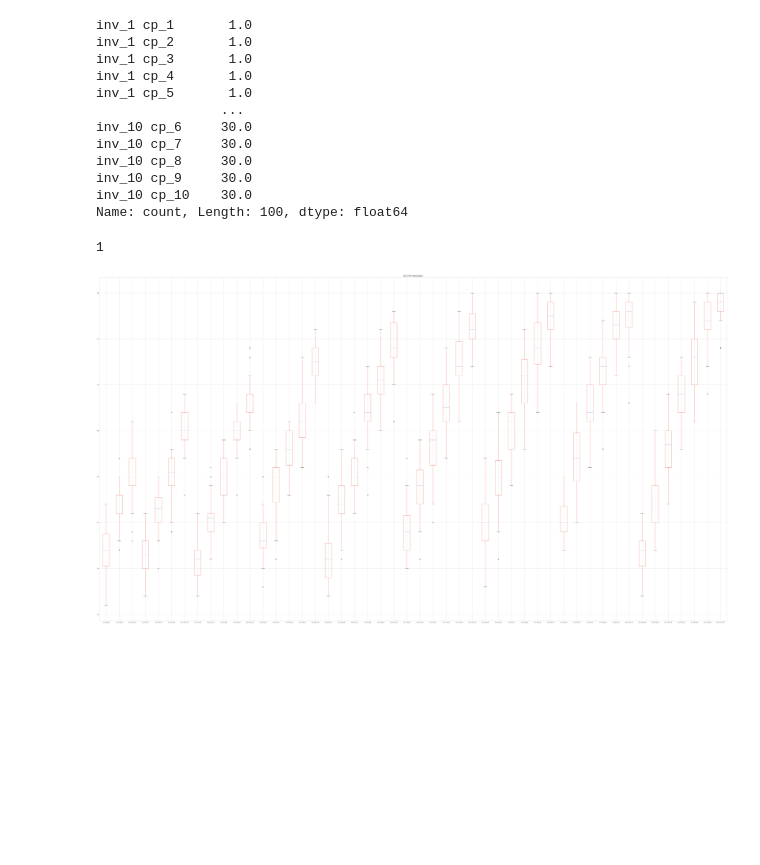
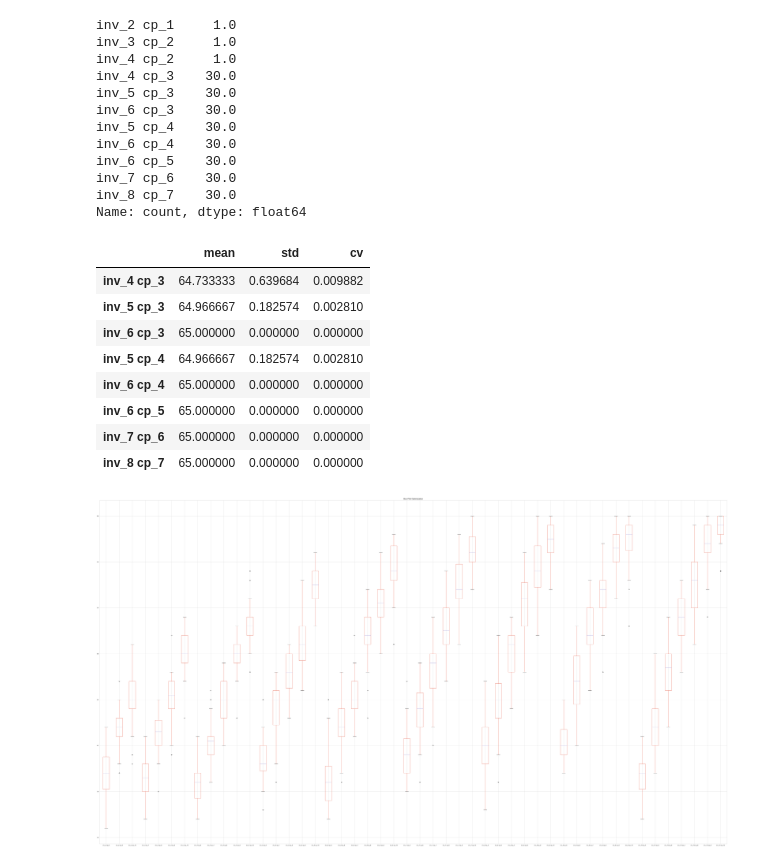
Before and after one commit to lakubis/LionIsACat, a Jupyter notebook: Felix_Learn/visualize_less.ipynb, the cells around one changed output. Cells and saved outputs as stored; diff of their text form; code cells hidden in the pictures; blank space fills up the shorter version.

```diff
--- a/Felix_Learn/visualize_less.ipynb
+++ b/Felix_Learn/visualize_less.ipynb
@@ -8,32 +8,42 @@ import matplotlib
 matplotlib.style.use('ggplot')
 sns.set_style("whitegrid")
 # %%
-df=pd.read_csv('Simulasi Less Station.csv')
+df=pd.read_csv('28 Aug Result - More.csv')
 df.drop(df.columns[0], axis = 1, inplace=True)
 df.describe().iloc[0]
 # %% [output]
-inv_1 cp_1       1.0
-inv_1 cp_2       1.0
-inv_1 cp_3       1.0
-inv_1 cp_4       1.0
-inv_1 cp_5       1.0
-                ...
-inv_10 cp_6     30.0
-inv_10 cp_7     30.0
-inv_10 cp_8     30.0
-inv_10 cp_9     30.0
-inv_10 cp_10    30.0
-Name: count, Length: 100, dtype: float64
+inv_2 cp_1     1.0
+inv_3 cp_2     1.0
+inv_4 cp_2     1.0
+inv_4 cp_3    30.0
+inv_5 cp_3    30.0
+inv_6 cp_3    30.0
+inv_5 cp_4    30.0
+inv_6 cp_4    30.0
+inv_6 cp_5    30.0
+inv_7 cp_6    30.0
+inv_8 cp_7    30.0
+Name: count, dtype: float64
-# %%
-df[df.columns[0]].count()
-# %% [output]
-1
 # %%
 cols_ = []
 for i in df.columns :
     if df[i].count() == 30:
         cols_.append(i)
 df_final = df[cols_]
+# %%
+test = df_final.describe().iloc[1:3].T
+test['cv'] = test['std']/test['mean']
+test
+# %% [output]
+|  | mean | std | cv |
+| inv_4 cp_3 | 64.733333 | 0.639684 | 0.009882 |
+| inv_5 cp_3 | 64.966667 | 0.182574 | 0.002810 |
+| inv_6 cp_3 | 65.000000 | 0.000000 | 0.000000 |
+| inv_5 cp_4 | 64.966667 | 0.182574 | 0.002810 |
+| inv_6 cp_4 | 65.000000 | 0.000000 | 0.000000 |
+| inv_6 cp_5 | 65.000000 | 0.000000 | 0.000000 |
+| inv_7 cp_6 | 65.000000 | 0.000000 | 0.000000 |
+| inv_8 cp_7 | 65.000000 | 0.000000 | 0.000000 |
 # %%
 c = 5
 aspect = [16, 9]
```
Also changed, not shown: parts of 3 cells of this notebook.
